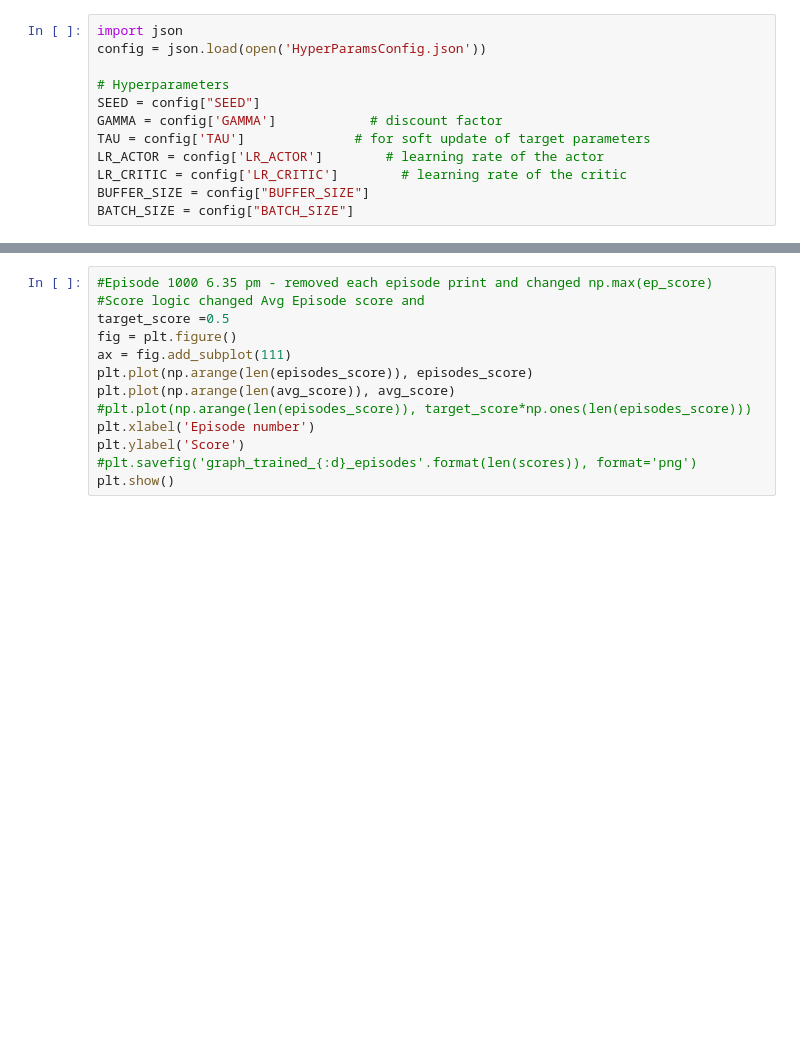
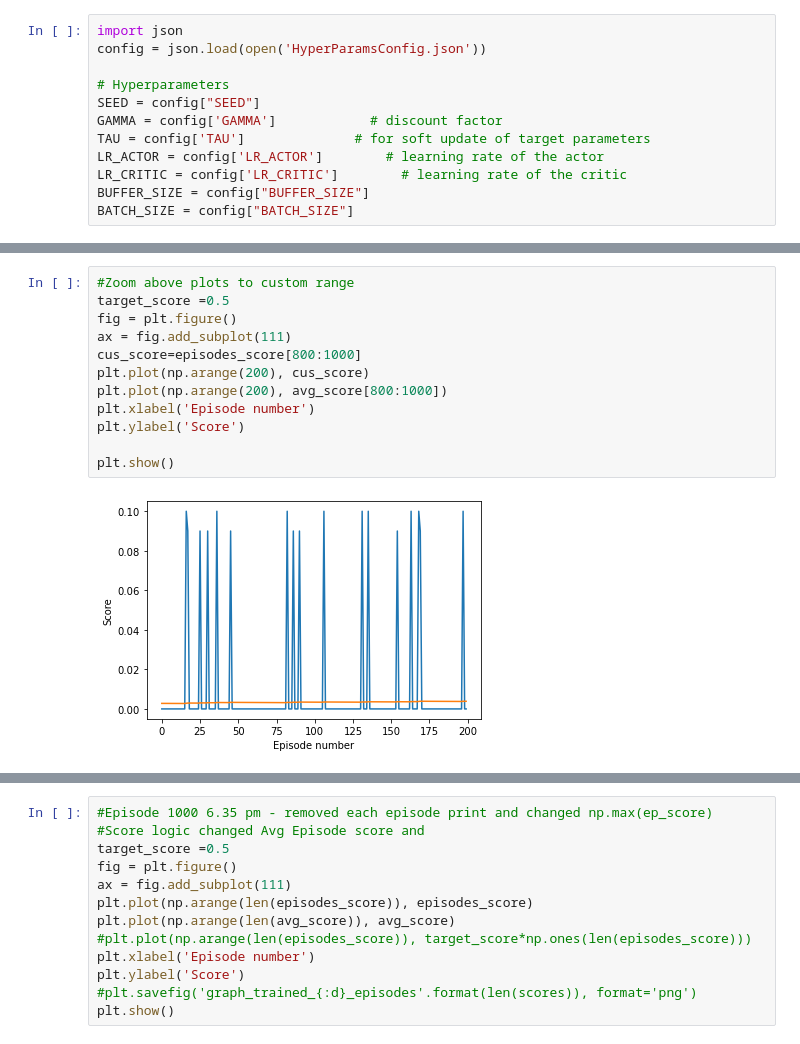
Before and after one commit to SENC/AiTennis, a Jupyter notebook: sourcecode/Tennis.ipynb, the cells around one changed output, grey strips where cells are left out. Saved outputs shown, nothing was run; the diff lists cells and outputs as text; blank space fills up the shorter version.

```diff
--- a/sourcecode/Tennis.ipynb
+++ b/sourcecode/Tennis.ipynb
@@ -166,3 +256,17 @@ BATCH_SIZE = config["BATCH_SIZE"]
+# %%
+#Zoom above plots to custom range
+target_score =0.5
+fig = plt.figure()
+ax = fig.add_subplot(111)
+cus_score=episodes_score[800:1000]
+plt.plot(np.arange(200), cus_score)
+plt.plot(np.arange(200), avg_score[800:1000])
+plt.xlabel('Episode number')
+plt.ylabel('Score')
+
+plt.show()
+# %% [output]
+[figure, added]
 # %%
 # Deep Determinsitic Policy Gradient Algorithm
 # Policy Based -Actor Critic Method
```
Also changed, not shown: parts of 5 cells of this notebook, 4 other files.
